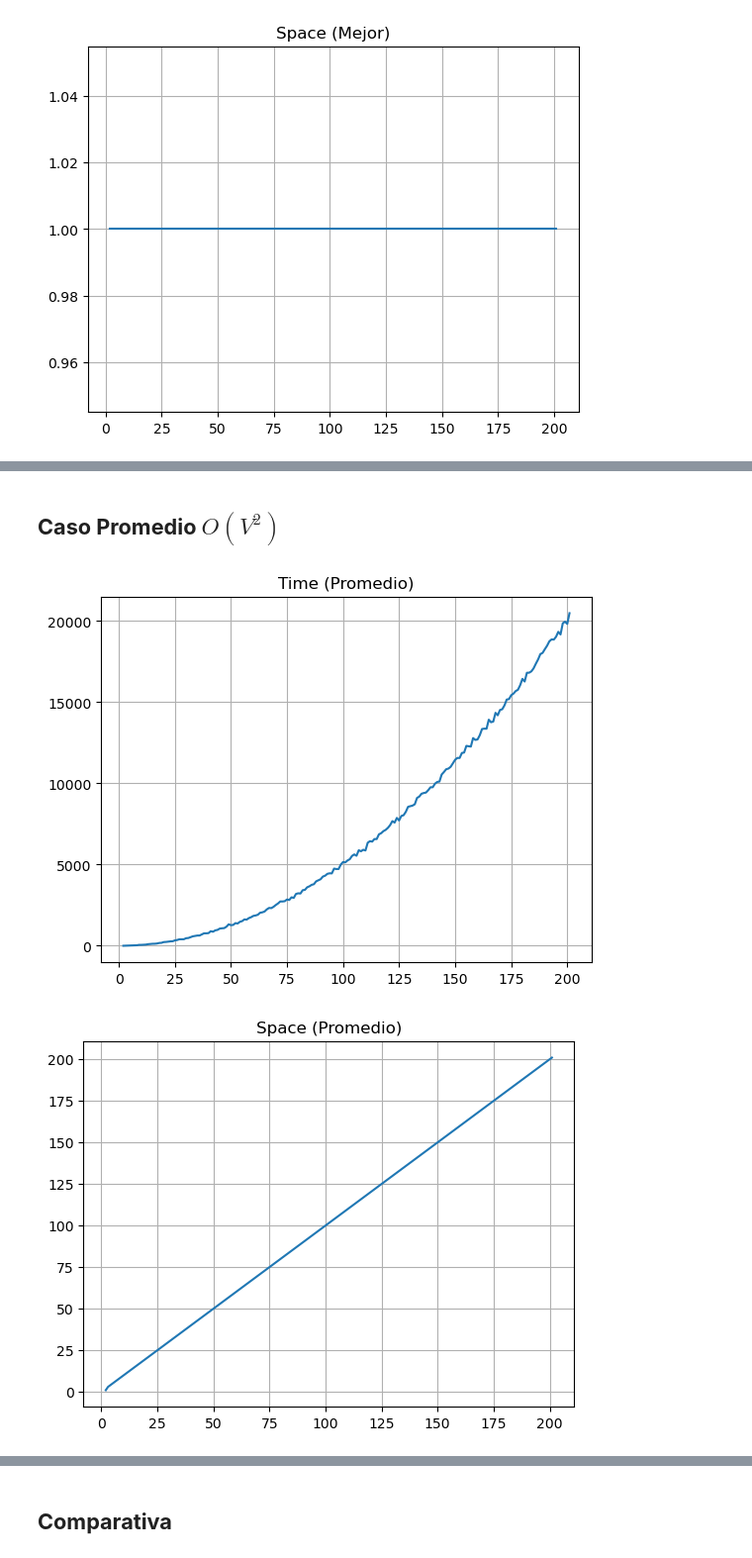
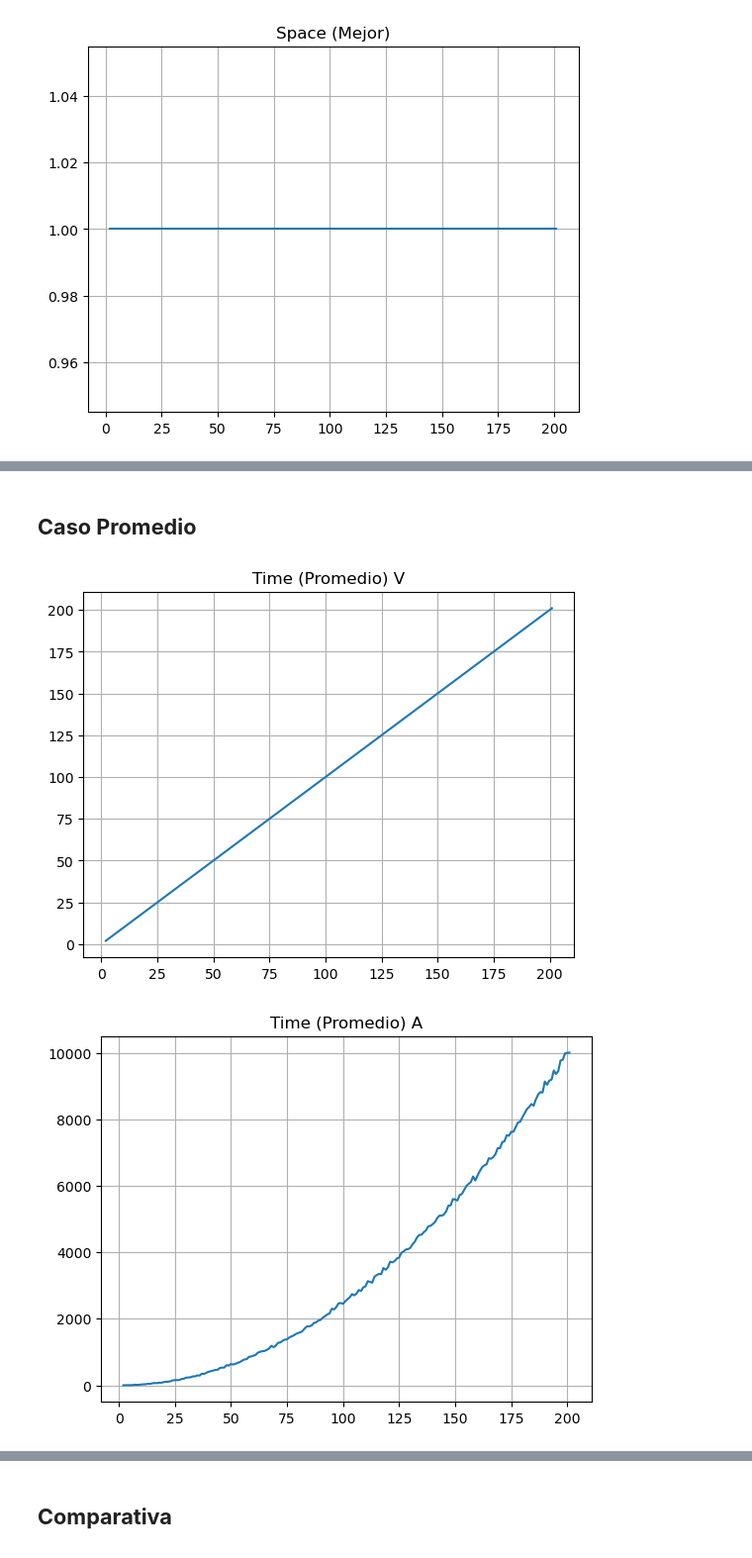
Before and after one commit to amglezb/EDA-II, a Jupyter notebook: GONZALEZ_BARRAGAN-PRACTICA_6/practica6.ipynb, the cells around one changed output, grey strips where cells are left out. Shown at 99% size. Cells and saved outputs as stored; diff of their text form; code cells hidden in the pictures.

```diff
--- a/GONZALEZ_BARRAGAN-PRACTICA_6/practica6.ipynb
+++ b/GONZALEZ_BARRAGAN-PRACTICA_6/practica6.ipynb
@@ -247,21 +230,35 @@ MAX = 200
 x = []
 y_time = []
 y_space = []
+y_V = []
+y_A = []
 
 for i in range(2, MAX + 2):
     g = Graph(i, (i * (i - 1)) // 2, 0, 0)
     g.complete()
     time, space = g.breadth_first_search(1)
     x.append(i)
+    y_V.append(i)
+    y_A.append((i * (i - 1)) // 2)
     y_time.append(time)
     y_space.append(space)
 
-plt.title("Time (Peor)")
+plt.title("Time (Peor) V")
+plt.plot(x, y_V)
+plt.grid(1)
+plt.show()
+
+plt.title("Time (Peor) A")
+plt.plot(x, y_A)
+plt.grid(1)
+plt.show()
+
+plt.title("Time (Peor) (V+A)")
 plt.plot(x, y_time)
 plt.grid(1)
 plt.show()
 
-plt.title("Space (Peor)")
+plt.title("Space (Peor) (V)")
 plt.plot(x, y_space)
 plt.grid(1)
 plt.show()
@@ -273,30 +272,45 @@ y_peor = y_time, y_space
 # %% [markdown]
-## **Caso Promedio $O(V^2)$**
+## **Caso Promedio**
 # %%
 MAX = 200
 
 x = []
 y_time = []
 y_space = []
+y_V = []
+y_A = []
 
 for i in range(2, MAX + 2):
     g = Graph(i, (i * (i - 1)) // 2, 0, 0)
-    g.random()
+    A = g.random()
     time, space = g.breadth_first_search(1)
     x.append(i)
+    y_V.append(i)
+    y_A.append(A)
     y_time.append(time)
     y_space.append(space)
-plt.title("Time (Promedio)")
+
+plt.title("Time (Promedio) V")
+plt.plot(x, y_V)
+plt.grid(1)
+plt.show()
+
+plt.title("Time (Promedio) A")
+plt.plot(x, y_A)
+plt.grid(1)
+plt.show()
+
+plt.title("Time (Promedio) (V+A)")
 plt.plot(x, y_time)
 plt.grid(1)
 plt.show()
 
-plt.title("Space (Promedio)")
+plt.title("Space (Promedio) (V)")
 plt.plot(x, y_space)
 plt.grid(1)
 plt.show()
 
 y_promedio = y_time, y_space
 # %% [output]
-[figure, old version]
+[figure, new version]
-[figure, old version]
+[figure, new version]
```
Also changed, not shown: parts of 5 cells of this notebook, 5 other files.
